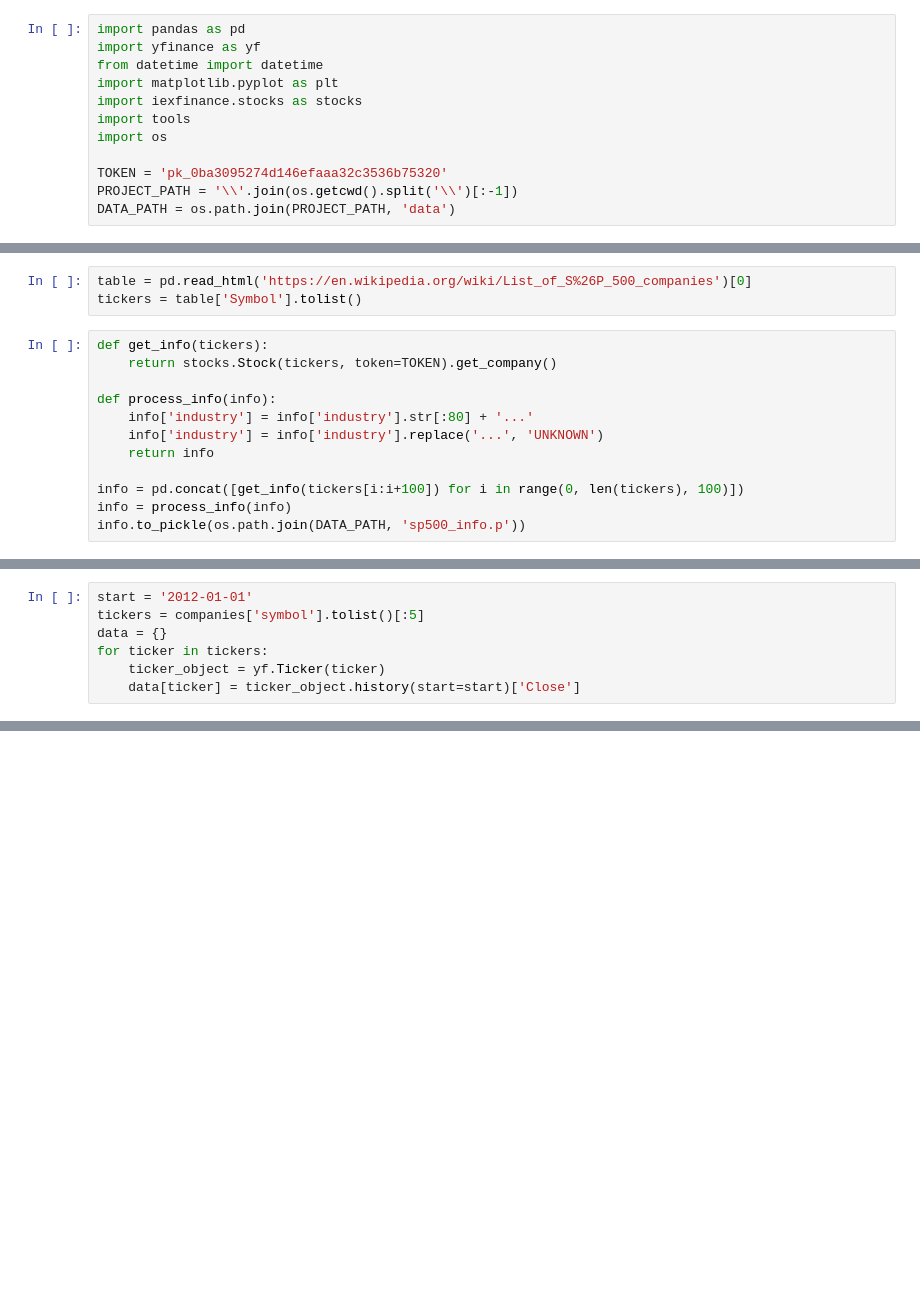
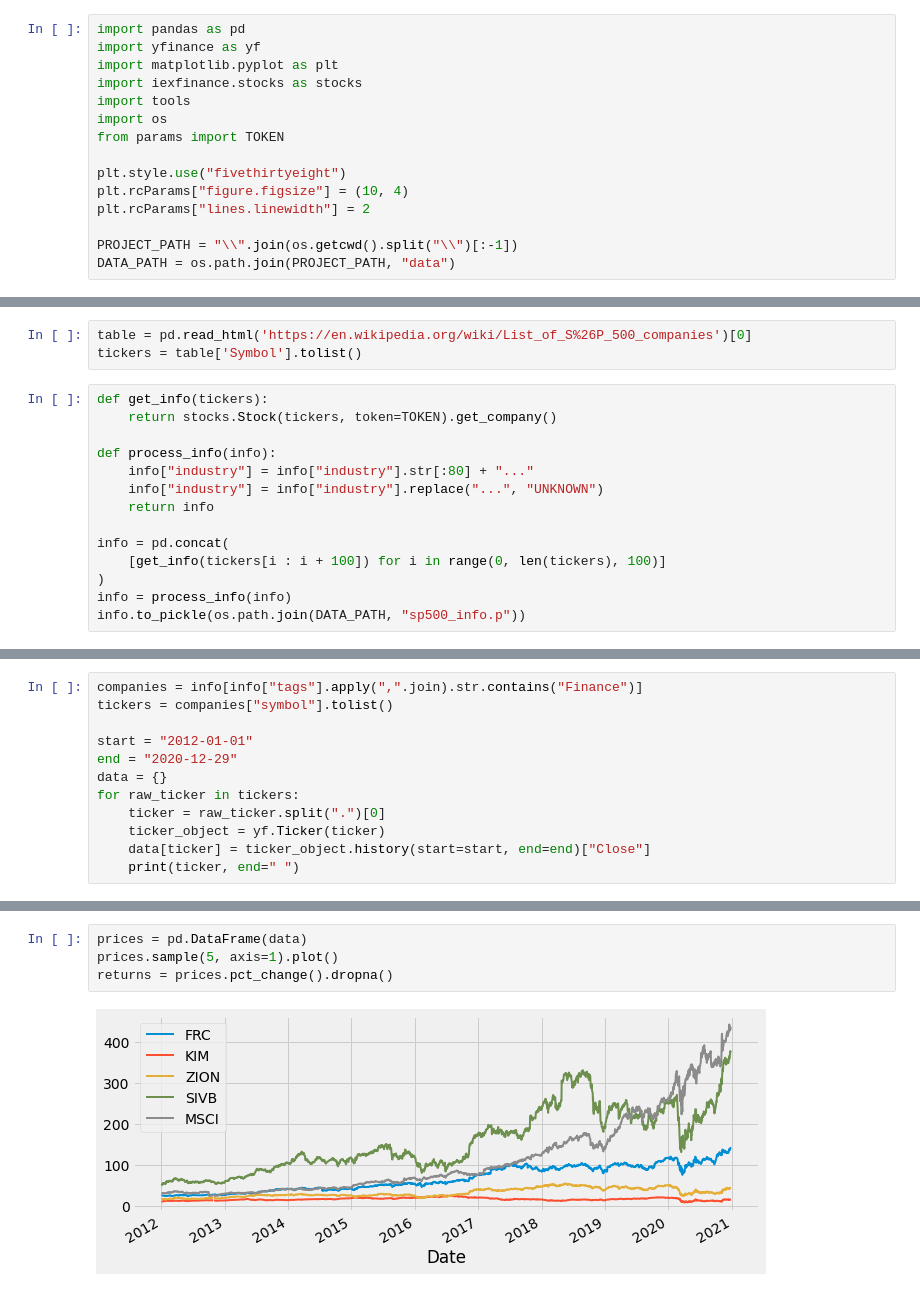
Before and after one commit to TheShiya/h1b-filing-stock-price-analysis, a Jupyter notebook: analysis/main.ipynb, the cells around one changed output, grey strips where cells are left out. Drawn from its saved outputs; the diff is of its cells as text; blank space fills up the shorter version.

```diff
--- a/analysis/main.ipynb
+++ b/analysis/main.ipynb
@@ -6,13 +6,16 @@
 # %%
 import pandas as pd
 import yfinance as yf
-from datetime import datetime
 import matplotlib.pyplot as plt
 import iexfinance.stocks as stocks
 import tools
 import os
+from params import TOKEN
 
-TOKEN = 'pk_0ba3095274d146efaaa32c3536b75320'
-PROJECT_PATH = '\\'.join(os.getcwd().split('\\')[:-1])
-DATA_PATH = os.path.join(PROJECT_PATH, 'data')
+plt.style.use("fivethirtyeight")
+plt.rcParams["figure.figsize"] = (10, 4)
+plt.rcParams["lines.linewidth"] = 2
+
+PROJECT_PATH = "\\".join(os.getcwd().split("\\")[:-1])
+DATA_PATH = os.path.join(PROJECT_PATH, "data")
 # %% [output]
@@ -25,10 +31,12 @@ def get_info(tickers):
     return stocks.Stock(tickers, token=TOKEN).get_company()
 
 def process_info(info):
-    info['industry'] = info['industry'].str[:80] + '...'
-    info['industry'] = info['industry'].replace('...', 'UNKNOWN')
+    info["industry"] = info["industry"].str[:80] + "..."
+    info["industry"] = info["industry"].replace("...", "UNKNOWN")
     return info
 
-info = pd.concat([get_info(tickers[i:i+100]) for i in range(0, len(tickers), 100)])
+info = pd.concat(
+    [get_info(tickers[i : i + 100]) for i in range(0, len(tickers), 100)]
+)
 info = process_info(info)
-info.to_pickle(os.path.join(DATA_PATH, 'sp500_info.p'))
+info.to_pickle(os.path.join(DATA_PATH, "sp500_info.p"))
@@ -54,7 +47,12 @@ companies = info[info['tags'].apply(','.join).str.contains('Financ')]
 # %%
-start = '2012-01-01'
-tickers = companies['symbol'].tolist()[:5]
+companies = info[info["tags"].apply(",".join).str.contains("Finance")]
+tickers = companies["symbol"].tolist()
+
+start = "2012-01-01"
+end = "2020-12-29"
 data = {}
-for ticker in tickers:
+for raw_ticker in tickers:
+    ticker = raw_ticker.split(".")[0]
     ticker_object = yf.Ticker(ticker)
-    data[ticker] = ticker_object.history(start=start)['Close']
+    data[ticker] = ticker_object.history(start=start, end=end)["Close"]
+    print(ticker, end=" ")
@@ -108,0 +62,6 @@ filings
+# %%
+prices = pd.DataFrame(data)
+prices.sample(5, axis=1).plot()
+returns = prices.pct_change().dropna()
+# %% [output]
+[figure, added]
```
Also changed, not shown: parts of 23 cells of this notebook, 1 other file.
